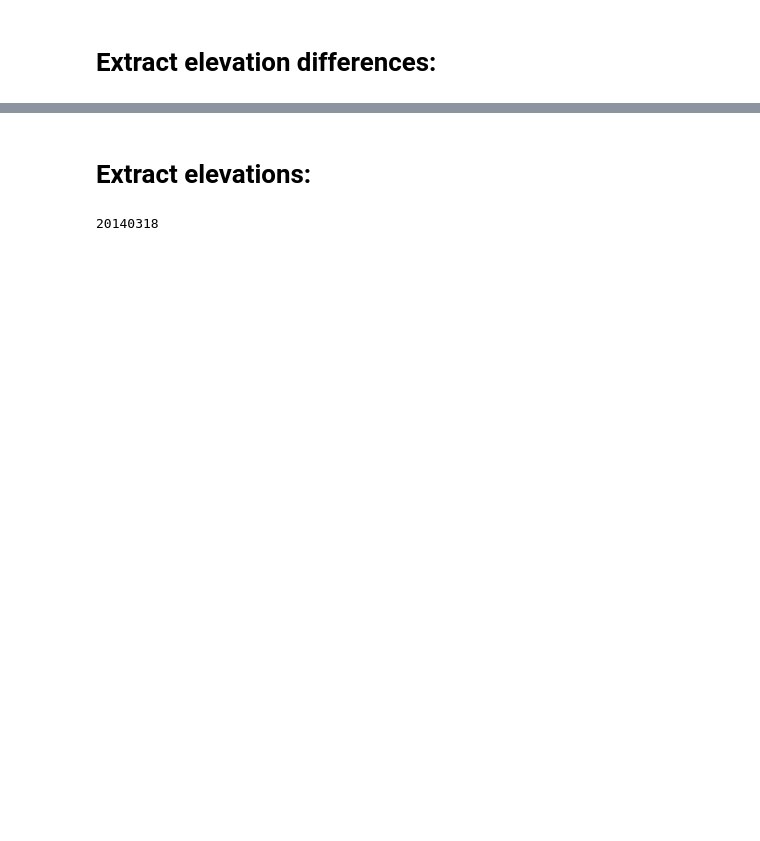
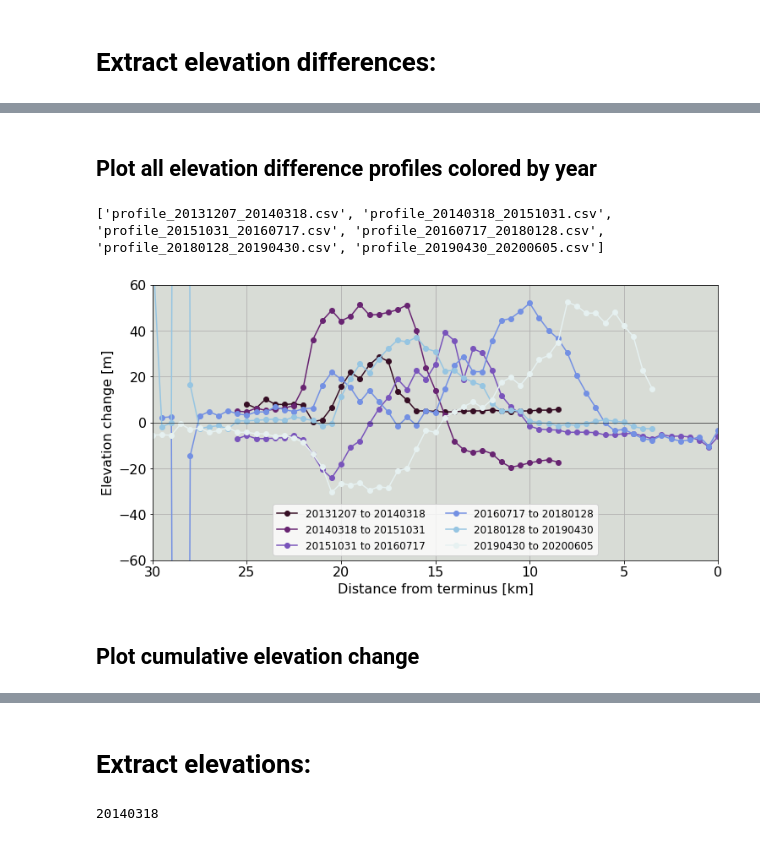
Before and after one commit to jukesliu/TG-surge, a Jupyter notebook: extract_centerline_elevation_differences.ipynb, the cells around one changed output, grey strips where cells are left out. Saved outputs shown, nothing was run; the diff lists cells and outputs as text; code cells hidden in the pictures; blank space fills up the shorter version.

```diff
--- a/extract_centerline_elevation_differences.ipynb
+++ b/extract_centerline_elevation_differences.ipynb
@@ -159,0 +154,49 @@ KeyboardInterrupt:
+# %% [markdown]
+## Plot all elevation difference profiles colored by year
+# %%
+# grab the profiles in order
+filenames = []
+nofiles = 0 # number of files
+for file in os.listdir(dem_diff_path+newfolder):
+    if file.startswith('profile') and file.endswith('csv'):
+        filenames.append(file)
+        nofiles+=1
+filenames.sort()
+print(filenames)
+# %% [output]
+['profile_20131207_20140318.csv', 'profile_20140318_20151031.csv', 'profile_20151031_20160717.csv', 'profile_20160717_20180128.csv', 'profile_20180128_20190430.csv', 'profile_20190430_20200605.csv']
+# %%
+fig, ax = plt.subplots(figsize=(12,6))
+fs = 16
+# background_col='xkcd:pale grey'
+background_col='xkcd:light grey'
+# ax.set_facecolor(background_col)
+colors = cmocean.cm.dense_r(np.linspace(0,1,nofiles))
+
+legends = []
+a = 0
+for filename in filenames:
+    [pre, ds1, ds2] = filename.split('_') # grab dates
+    ds2 = ds2[:-4] # cut off the .csv
+    timeperiod = ds1+' to '+ds2
+    legends.append(timeperiod)
+
+    df = pd.read_csv(dem_diff_path+newfolder+'/'+filename)
+
+    ax.plot(df.dist_m/1000, df.mean_elev_diff, 'o-', color=colors[a])
+    a += 1
+
+ax.set_xlim(30,0)
+ax.set_xlabel('Distance from terminus [km]', fontsize=fs)
+ax.plot([30, 0], [0, 0], 'k-', linewidth=0.5)
+ax.tick_params(axis='both', which='major', labelsize=fs)
+ax.set_ylim([-60,60])
+ax.set_ylabel('Elevation change [m]', fontsize=fs)
+ax.legend(legends, loc='lower center', ncol=2, fontsize=fs-4)
+ax.grid()
+ax.set_facecolor(background_col)
+plt.show()
+# %% [output]
+[figure, added]
+# %% [markdown]
+## Plot cumulative elevation change
```
Also changed, not shown: parts of 25 cells of this notebook, 2 other files.
